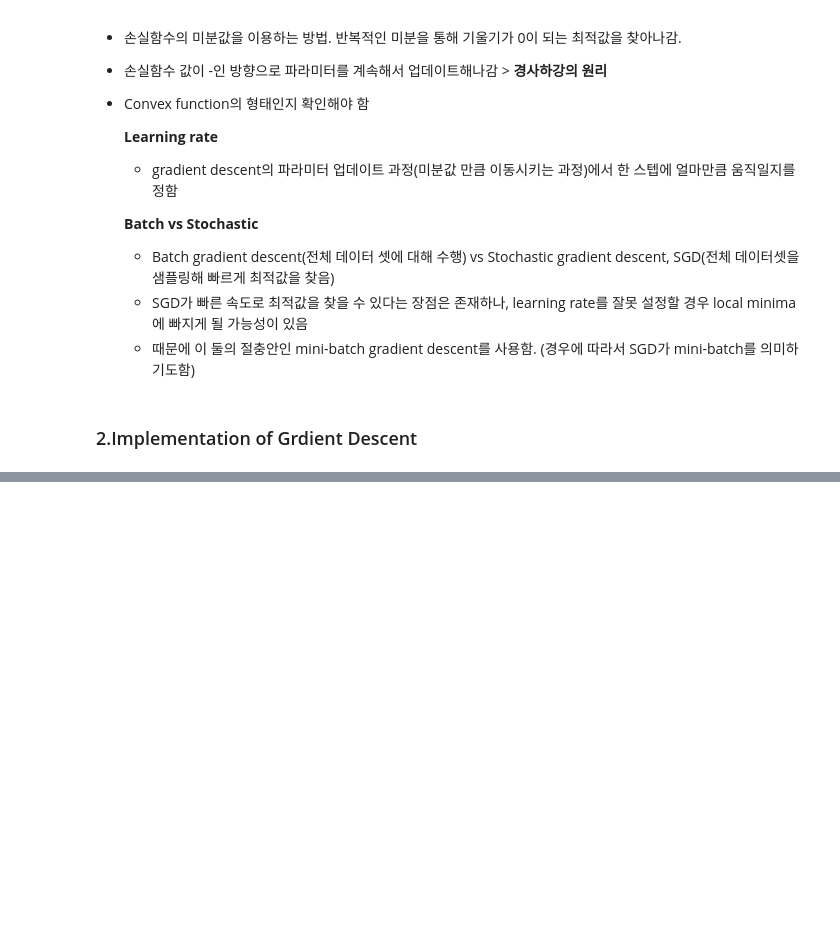
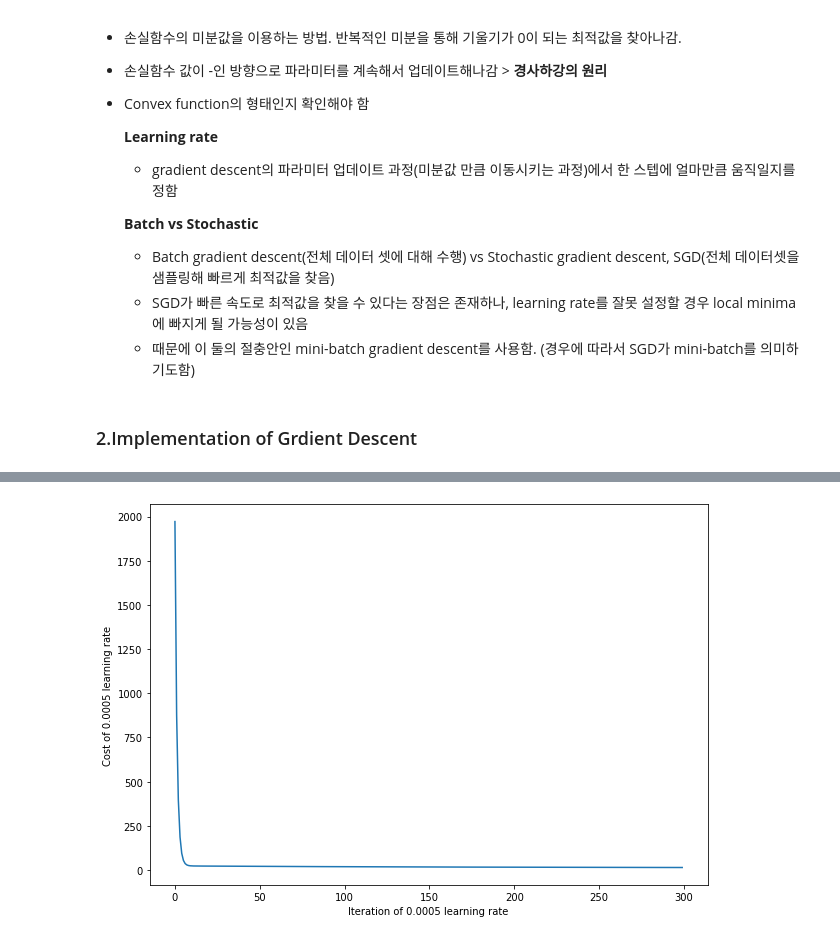
Before and after one commit to MINSU-96/Study-ML, a Jupyter notebook: gradient descent.ipynb, the cells around one changed output, grey strips where cells are left out. Cells and saved outputs as stored; diff of their text form; code cells hidden in the pictures; blank space fills up the shorter version.

```diff
--- a/gradient descent.ipynb
+++ b/gradient descent.ipynb
@@ -124,0 +131,8 @@ None
+# %%
+plt.figure(figsize=(10, 7))
+plt.plot(costs)
+plt.xlabel('Iteration of 0.0005 learning rate')
+plt.ylabel('Cost of 0.0005 learning rate')
+plt.show()
+# %% [output]
+[figure, added]
```
Also changed, not shown: parts of 2 cells of this notebook.
